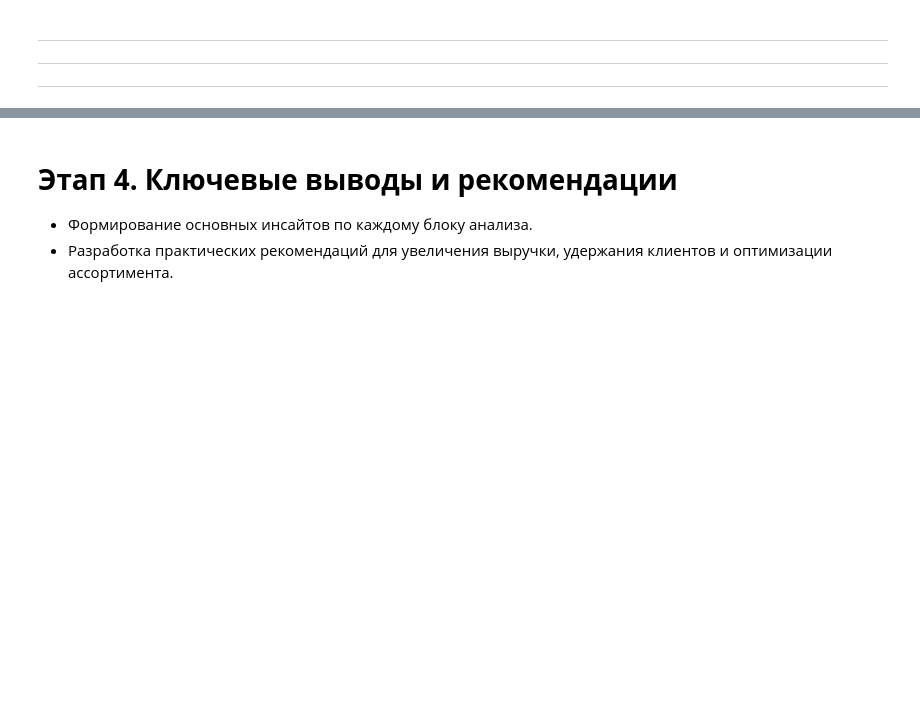
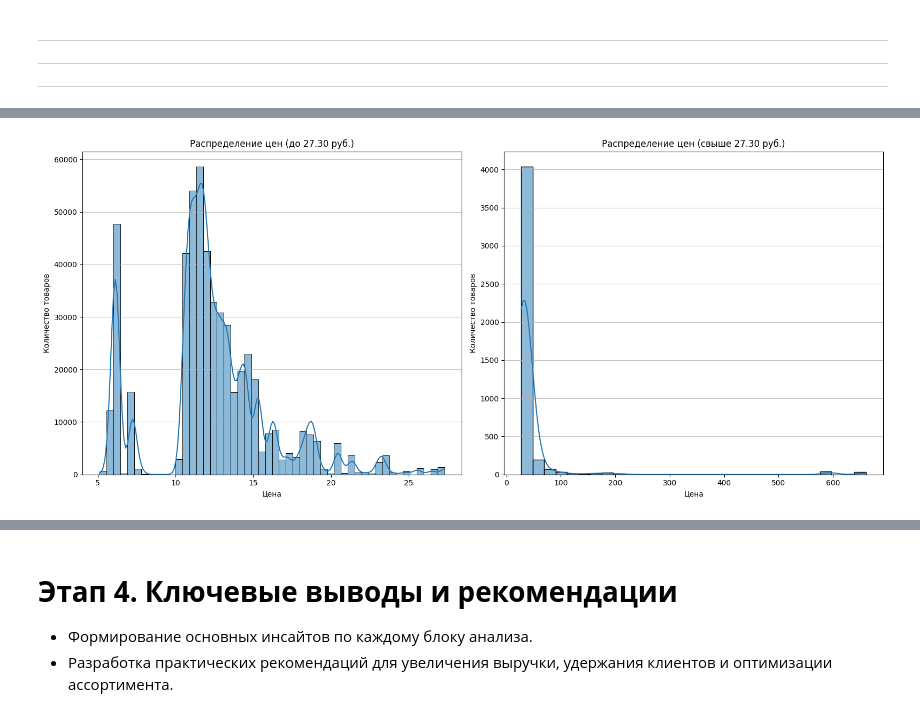
Before and after one commit to dazzens/dazzens, a Jupyter notebook: EDA_проект.ipynb, the cells around one changed output, grey strips where cells are left out. Cells and saved outputs as stored; diff of their text form; code cells hidden in the pictures; blank space fills up the shorter version.

```diff
--- a/EDA_проект.ipynb
+++ b/EDA_проект.ipynb
@@ -1318,0 +1333,6 @@ dtype: int64
+# %%
+# Создание признака TotalAmount
+
+df['TotalAmount'] = df['Price'] * df['Quantity']
+
+print(df[['Price', 'Quantity', 'TotalAmount']].head())
@@ -1318,0 +1579,27 @@ dtype: int64
+# %%
+
+# Гистограмма распределения цен
+price_99th_percentile = df['Price'].quantile(0.99)
+
+plt.figure(figsize=(16, 7)) # Increased figure size for better readability
+
+# Подграфик для большинства цен (до 99-го перцентиля)
+plt.subplot(1, 2, 1)
+sns.histplot(df[df['Price'] <= price_99th_percentile]['Price'], bins=50, kde=True)
+plt.title(f'Распределение цен (до {price_99th_percentile:.2f} руб.)')
+plt.xlabel('Цена')
+plt.ylabel('Количество товаров')
+plt.grid(axis='y', alpha=0.75)
+
+# Подграфик для цен выше 99-го перцентиля (длинный хвост)
+plt.subplot(1, 2, 2)
+sns.histplot(df[df['Price'] > price_99th_percentile]['Price'], bins=30, kde=True)
+plt.title(f'Распределение цен (свыше {price_99th_percentile:.2f} руб.)')
+plt.xlabel('Цена')
+plt.ylabel('Количество товаров')
+plt.grid(axis='y', alpha=0.75)
+
+plt.tight_layout()
+plt.show()
+# %% [output]
+[figure, added]
```
Also changed, not shown: parts of 71 cells of this notebook.
